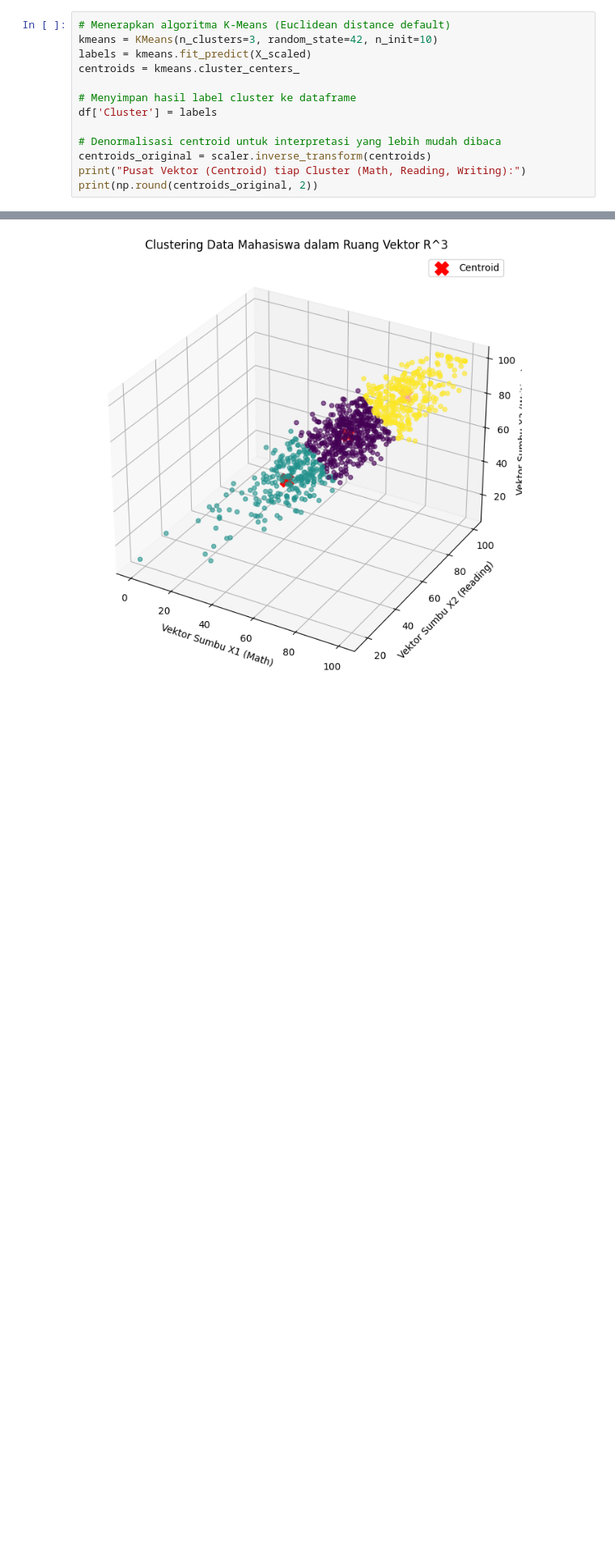
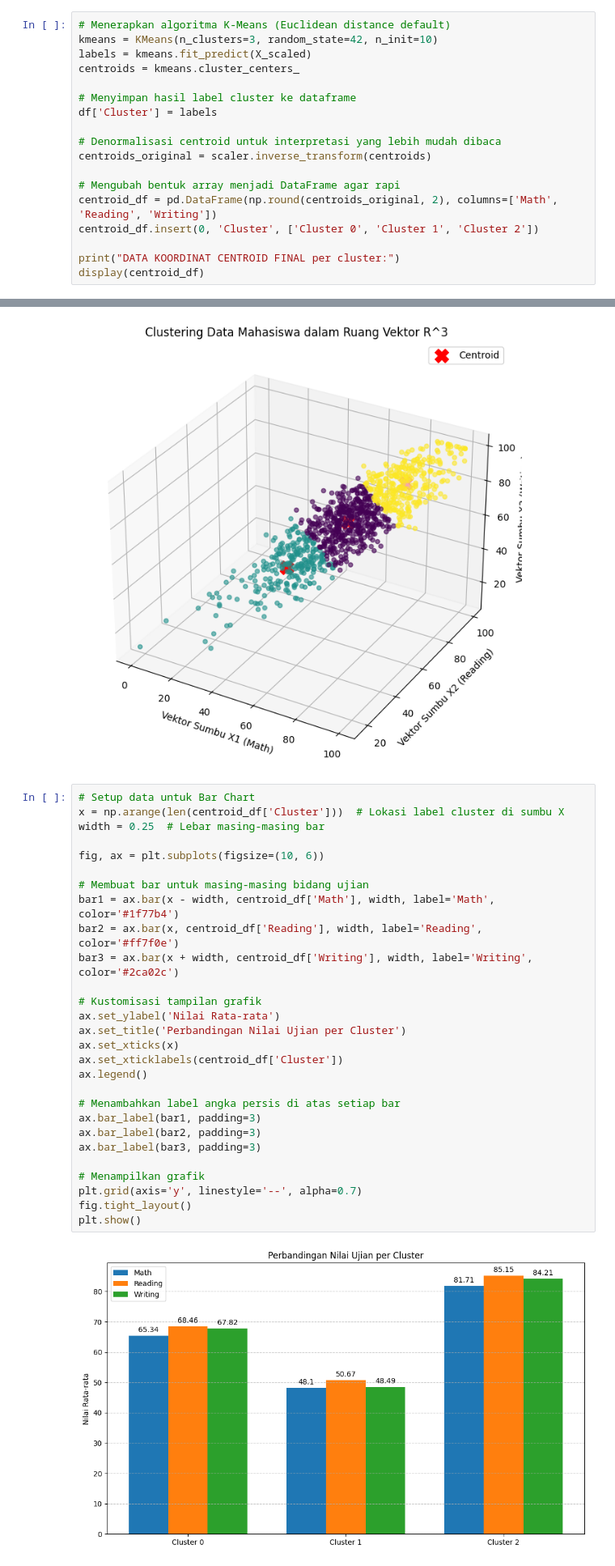
Before and after one commit to JoiceNapitupulu/Proyek_Aljali, a Jupyter notebook: Proyek_Aljali_Klastering.ipynb, the cells around one changed output, grey strips where cells are left out. Shown at 81% size. Cells and saved outputs as stored; diff of their text form; blank space fills up the shorter version.

```diff
--- a/Proyek_Aljali_Klastering.ipynb
+++ b/Proyek_Aljali_Klastering.ipynb
@@ -39,6 +39,11 @@ df['Cluster'] = labels
 
 # Denormalisasi centroid untuk interpretasi yang lebih mudah dibaca
 centroids_original = scaler.inverse_transform(centroids)
-print("Pusat Vektor (Centroid) tiap Cluster (Math, Reading, Writing):")
-print(np.round(centroids_original, 2))
+
+# Mengubah bentuk array menjadi DataFrame agar rapi
+centroid_df = pd.DataFrame(np.round(centroids_original, 2), columns=['Math', 'Reading', 'Writing'])
+centroid_df.insert(0, 'Cluster', ['Cluster 0', 'Cluster 1', 'Cluster 2'])
+
+print("DATA KOORDINAT CENTROID FINAL per cluster:")
+display(centroid_df)
 # %% [output]
@@ -66,3 +72,33 @@ plt.legend()
 plt.show()
 # %% [output]
 [figure]
+# %%
+# Setup data untuk Bar Chart
+x = np.arange(len(centroid_df['Cluster']))  # Lokasi label cluster di sumbu X
+width = 0.25  # Lebar masing-masing bar
+
+fig, ax = plt.subplots(figsize=(10, 6))
+
+# Membuat bar untuk masing-masing bidang ujian
+bar1 = ax.bar(x - width, centroid_df['Math'], width, label='Math', color='#1f77b4')
+bar2 = ax.bar(x, centroid_df['Reading'], width, label='Reading', color='#ff7f0e')
+bar3 = ax.bar(x + width, centroid_df['Writing'], width, label='Writing', color='#2ca02c')
+
+# Kustomisasi tampilan grafik
+ax.set_ylabel('Nilai Rata-rata')
+ax.set_title('Perbandingan Nilai Ujian per Cluster')
+ax.set_xticks(x)
+ax.set_xticklabels(centroid_df['Cluster'])
+ax.legend()
+
+# Menambahkan label angka persis di atas setiap bar
+ax.bar_label(bar1, padding=3)
+ax.bar_label(bar2, padding=3)
+ax.bar_label(bar3, padding=3)
+
+# Menampilkan grafik
+plt.grid(axis='y', linestyle='--', alpha=0.7)
+fig.tight_layout()
+plt.show()
+# %% [output]
+[figure, added]
```
Also changed, not shown: parts of 1 cell of this notebook.
